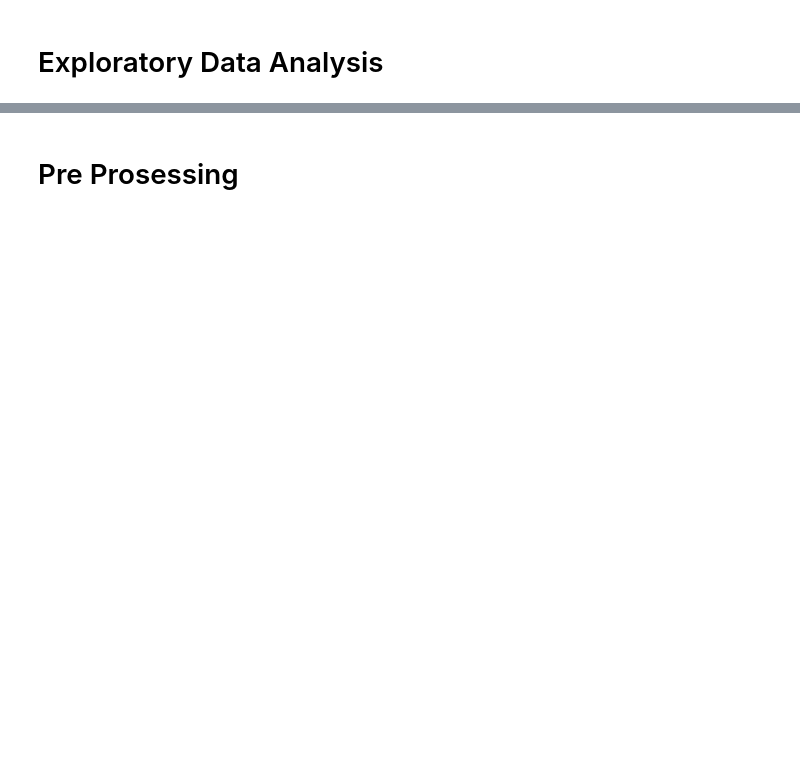
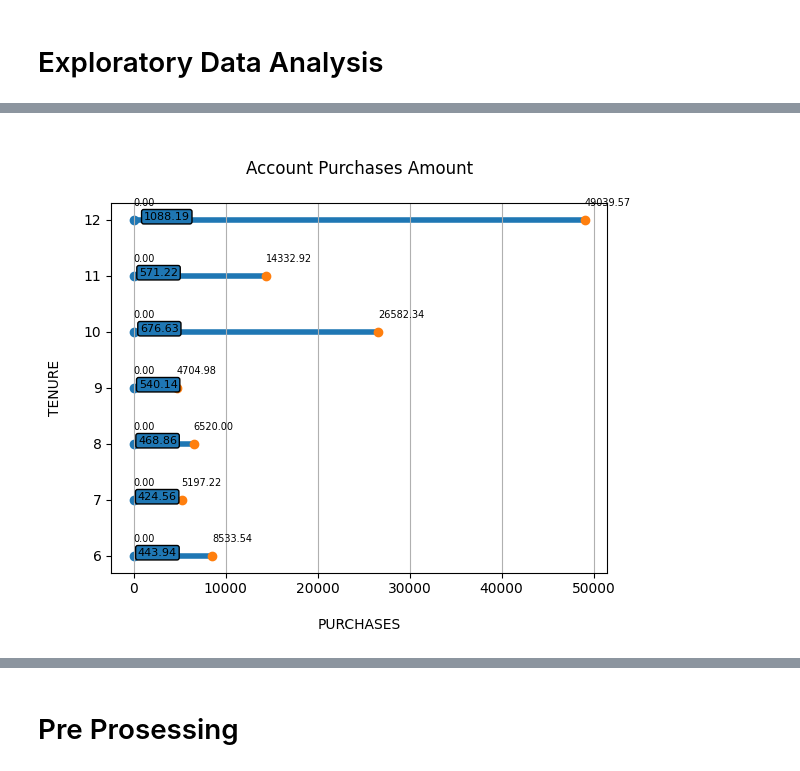
Before and after one commit to januwarby/PYTN_KampusMerdeka_fp4_JanuwarByKhaqi, a Jupyter notebook: PYTN_KampusMerdeka_fp4_JanuwarByKhaqi.ipynb, the cells around one changed output, grey strips where cells are left out. Drawn from its saved outputs; the diff is of its cells as text; code cells hidden in the pictures; blank space fills up the shorter version.

```diff
--- a/PYTN_KampusMerdeka_fp4_JanuwarByKhaqi.ipynb
+++ b/PYTN_KampusMerdeka_fp4_JanuwarByKhaqi.ipynb
@@ -18,2 +116,5 @@ df.head()
 # %% [markdown]
 # Exploratory Data Analysis
+# %%
+df_eda = df.copy()
+df_eda
@@ -19,0 +168,25 @@ df.head()
+# %%
+eda = df_eda[['PURCHASES', 'TENURE']]
+eda = eda.groupby('TENURE').agg(MIN=('PURCHASES', 'min'), AVG=('PURCHASES', 'mean'), MAX=('PURCHASES', 'max')).reset_index()
+# %%
+tenure = sorted(df['TENURE'].unique())
+min_sct = plt.scatter(x=eda['MIN'], y=eda['TENURE'])
+max_sct = plt.scatter(x=eda['MAX'], y=eda['TENURE'])
+for i in range(len(tenure)):
+    eda_x = eda[eda['TENURE']==tenure[i]]
+    plt.hlines(y=eda_x['TENURE'], xmin=eda_x['MIN'], xmax=eda_x['MAX'], linewidth=4, zorder=0)
+    plt.annotate('{0:.2f}'.format(eda_x['MIN'].values[0]), xy=(eda_x['MIN'].values[0], eda_x['TENURE'].values[0]+0.25), fontsize=7)
+    plt.annotate('{0:.2f}'.format(eda_x['AVG'].values[0]), xy=(eda_x['AVG'].values[0], eda_x['TENURE'].values[0]), fontsize=8, bbox=dict(boxstyle='round', pad=0.2))
+    plt.annotate('{0:.2f}'.format(eda_x['MAX'].values[0]), xy=(eda_x['MAX'].values[0], eda_x['TENURE'].values[0]+0.25), fontsize=7)
+#for spine in axs_left.spines.values():
+#    spine.set_color('None')
+plt.xlabel('\nPURCHASES')
+plt.ylabel('TENURE\n')
+plt.xticks(fontsize=10)
+plt.yticks(fontsize=10)
+plt.grid(axis='y', alpha=0)
+plt.grid(axis='x', which='major')
+plt.title('\nAccount Purchases Amount\n')
+plt.show()
+# %% [output]
+[figure, added]
```
Also changed, not shown: parts of 60 cells of this notebook.
